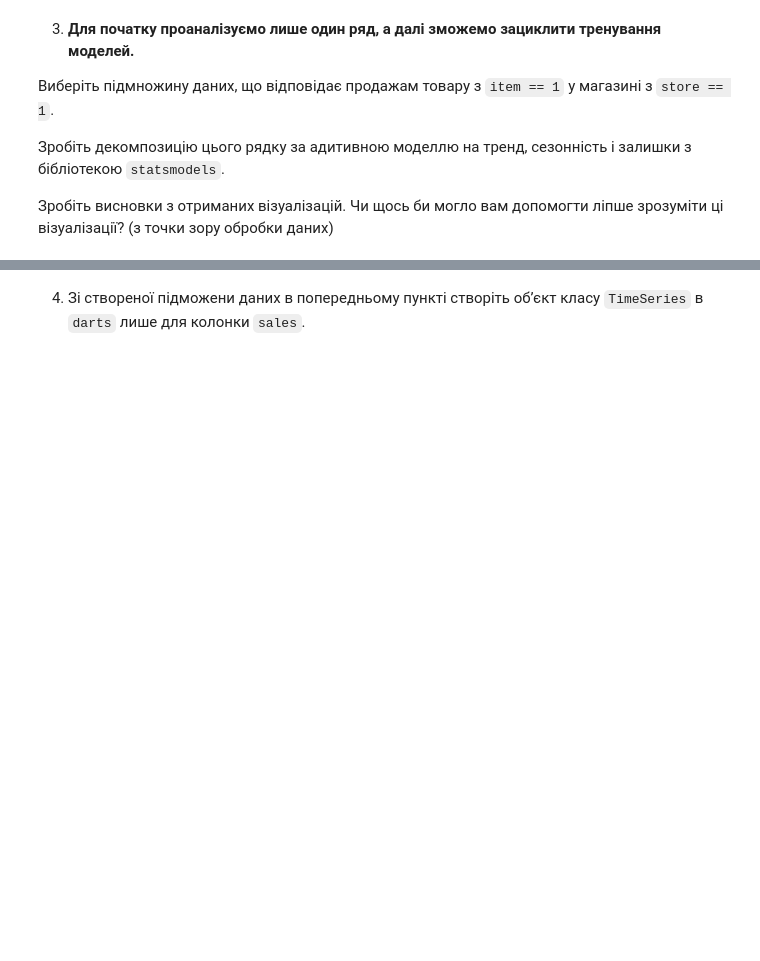
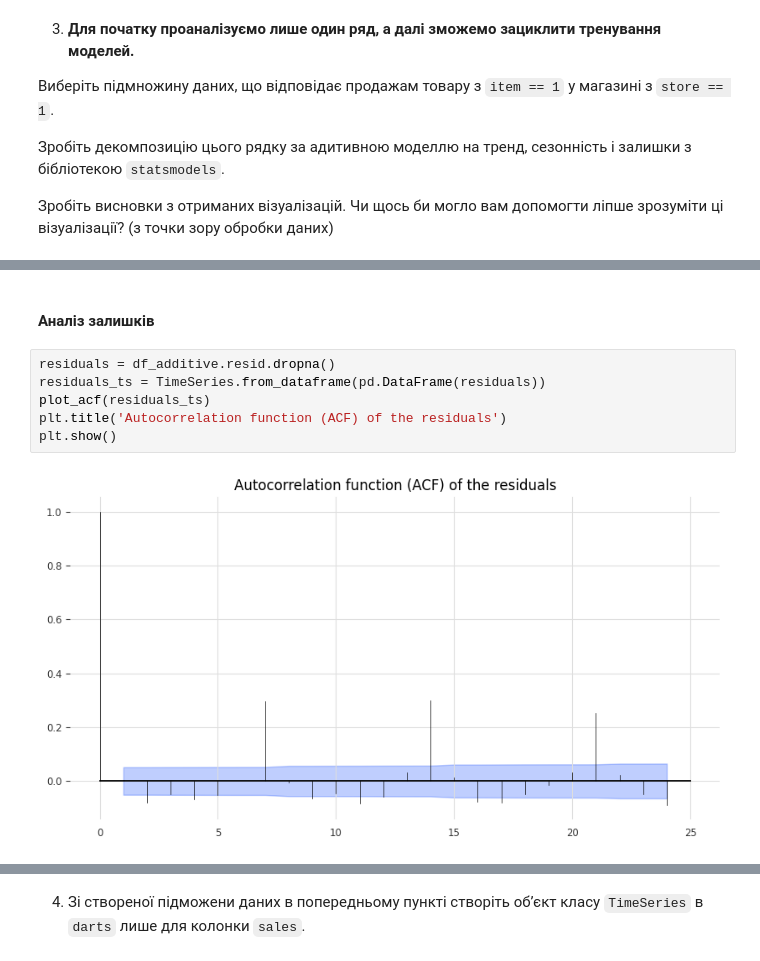
Before and after one commit to nikishkaaa/ML-Course, a Jupyter notebook: HW_2_5_Time_Series_Analysis.ipynb, the cells around one changed output, grey strips where cells are left out. Cells and saved outputs as stored; diff of their text form; blank space fills up the shorter version.

```diff
--- a/HW_2_5_Time_Series_Analysis.ipynb
+++ b/HW_2_5_Time_Series_Analysis.ipynb
@@ -36,0 +150,10 @@ import numpy as np
+# %% [markdown]
+#### Аналіз залишків
+# %%
+residuals = df_additive.resid.dropna()
+residuals_ts = TimeSeries.from_dataframe(pd.DataFrame(residuals))
+plot_acf(residuals_ts)
+plt.title('Autocorrelation function (ACF) of the residuals')
+plt.show()
+# %% [output]
+[figure, added]
```
Also changed, not shown: parts of 35 cells of this notebook.
